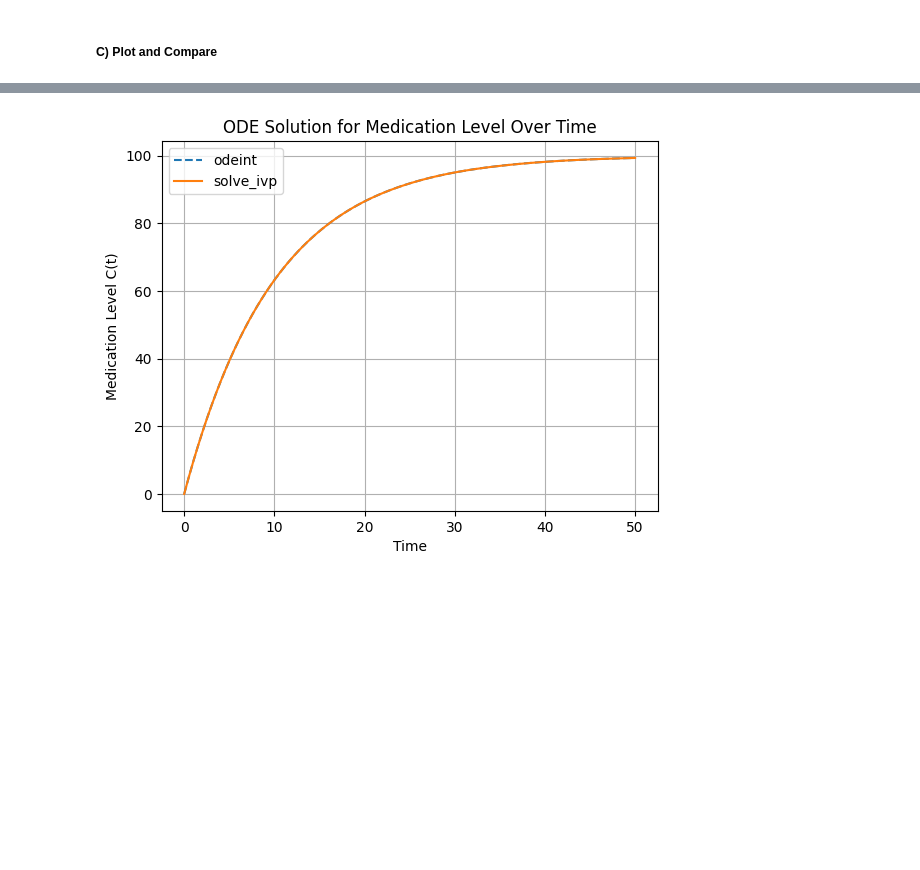
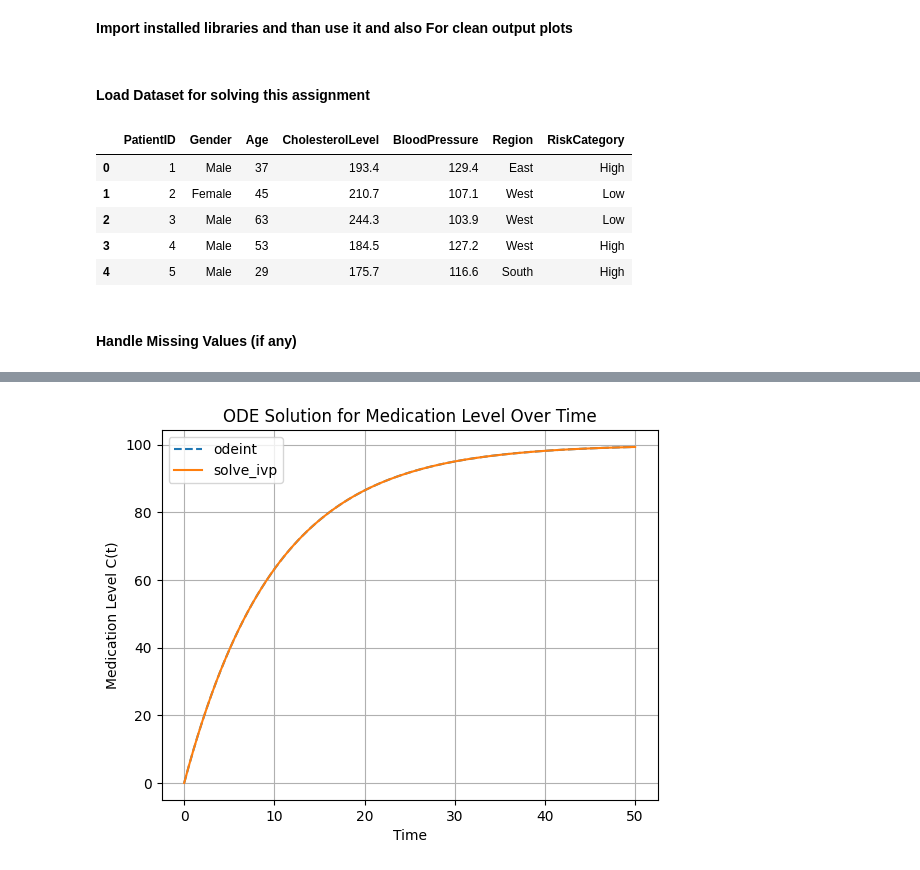
Before and after one commit to SantoshMalhi/AI-Programming-Assignment-Secant-Hypothesis-ODE, a Jupyter notebook: Health_Analytics_Assignment.ipynb, the cells around one changed output, grey strips where cells are left out. Cells and saved outputs as stored; diff of their text form; code cells hidden in the pictures; blank space fills up the shorter version.

```diff
--- a/Health_Analytics_Assignment.ipynb
+++ b/Health_Analytics_Assignment.ipynb
@@ -125,2 +1,2 @@ sol = solve_ivp(model_ivp, [0, 50], [0], t_eval=t)
-# %% [markdown]
-##### C) Plot and Compare #####
+# %% [markdown]
+**Import installed libraries and than use it and also For clean output plots**
@@ -126,0 +14,16 @@ sol = solve_ivp(model_ivp, [0, 50], [0], t_eval=t)
+# %% [markdown]
+#### Load Dataset for solving this assignment
+# %%
+data = pd.read_csv("patient_data.csv")
+
+# Show first 5 rows
+data.head()
+# %% [output]
+|  | PatientID | Gender | Age | CholesterolLevel | BloodPressure | Region | RiskCategory |
+| 0 | 1 | Male | 37 | 193.4 | 129.4 | East | High |
+| 1 | 2 | Female | 45 | 210.7 | 107.1 | West | Low |
+| 2 | 3 | Male | 63 | 244.3 | 103.9 | West | Low |
+| 3 | 4 | Male | 53 | 184.5 | 127.2 | West | High |
+| 4 | 5 | Male | 29 | 175.7 | 116.6 | South | High |
+# %% [markdown]
+#### Handle Missing Values (if any)
```
Also changed, not shown: parts of 46 cells of this notebook, 8 other files.
